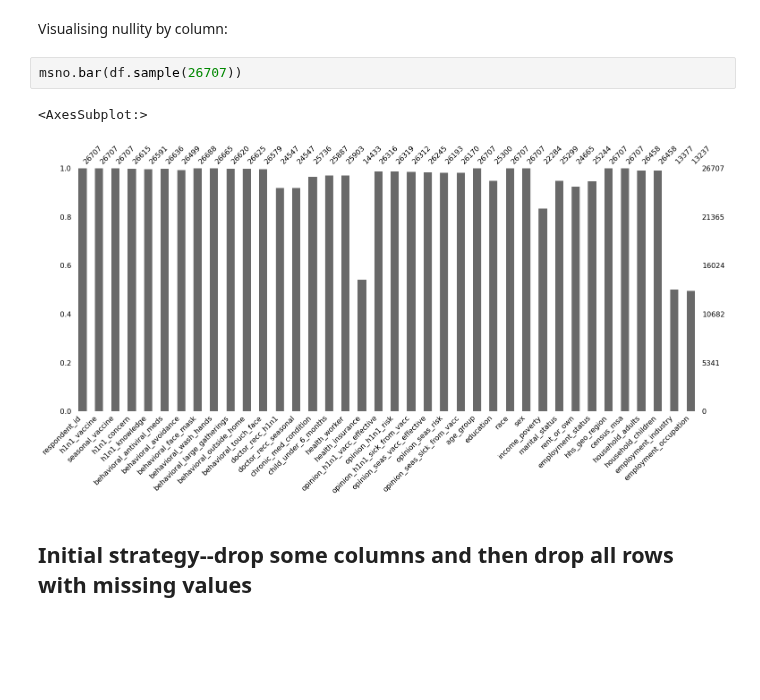
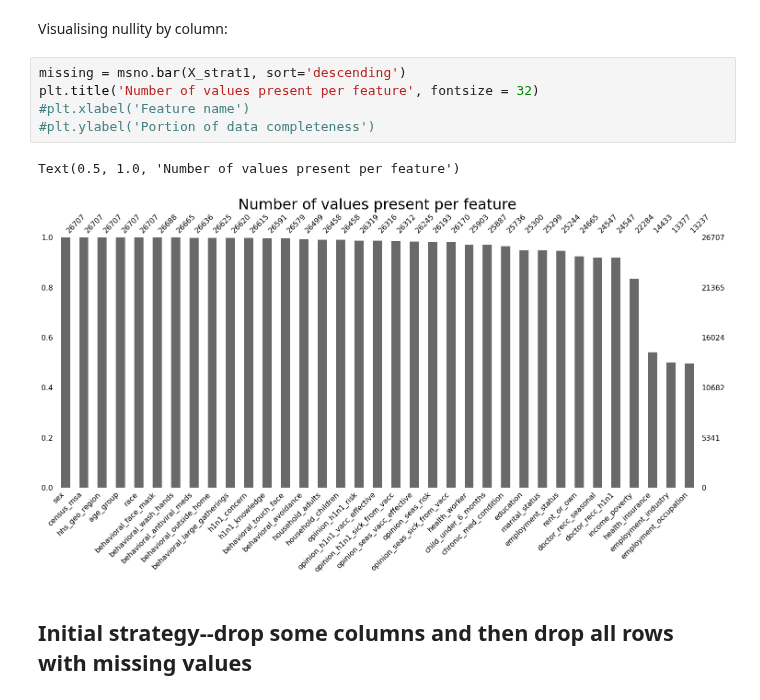
Before and after one commit to RayKwame/TheFluShot, a Jupyter notebook: notebooks/data_cleaning_2nd_iteration.ipynb, the cells around one changed output. Drawn from its saved outputs; the diff is of its cells as text; blank space fills up the shorter version.

Commit message:
data cleaning 2021-07-19 morning

```diff
--- a/notebooks/data_cleaning_2nd_iteration.ipynb
+++ b/notebooks/data_cleaning_2nd_iteration.ipynb
@@ -180,11 +182,14 @@ msno.dendrogram(df)
 [figure]
 # %% [markdown]
 Visualising nullity by column:
-# %%
-msno.bar(df.sample(26707))
-# %% [output]
-<AxesSubplot:>
-[figure, removed]
+# %%
+missing = msno.bar(X_strat1, sort='descending')
+plt.title('Number of values present per feature', fontsize = 32)
+#plt.xlabel('Feature name')
+#plt.ylabel('Portion of data completeness')
+# %% [output]
+Text(0.5, 1.0, 'Number of values present per feature')
+[figure, added]
 # %% [markdown]
 ## Initial strategy--drop some columns and then drop all rows with missing values
 # %% [markdown]
```
Also changed, not shown: parts of 31 cells of this notebook.
